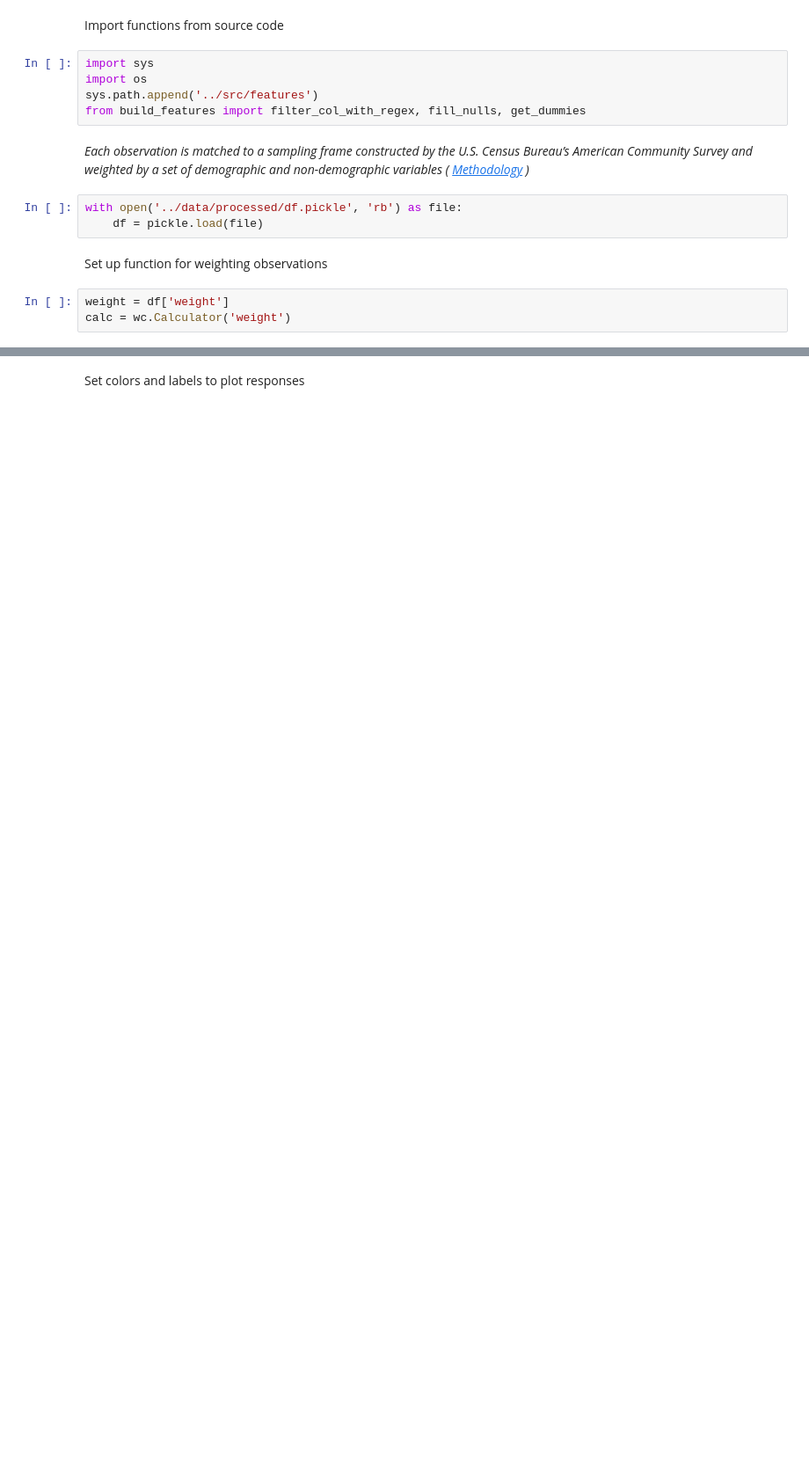
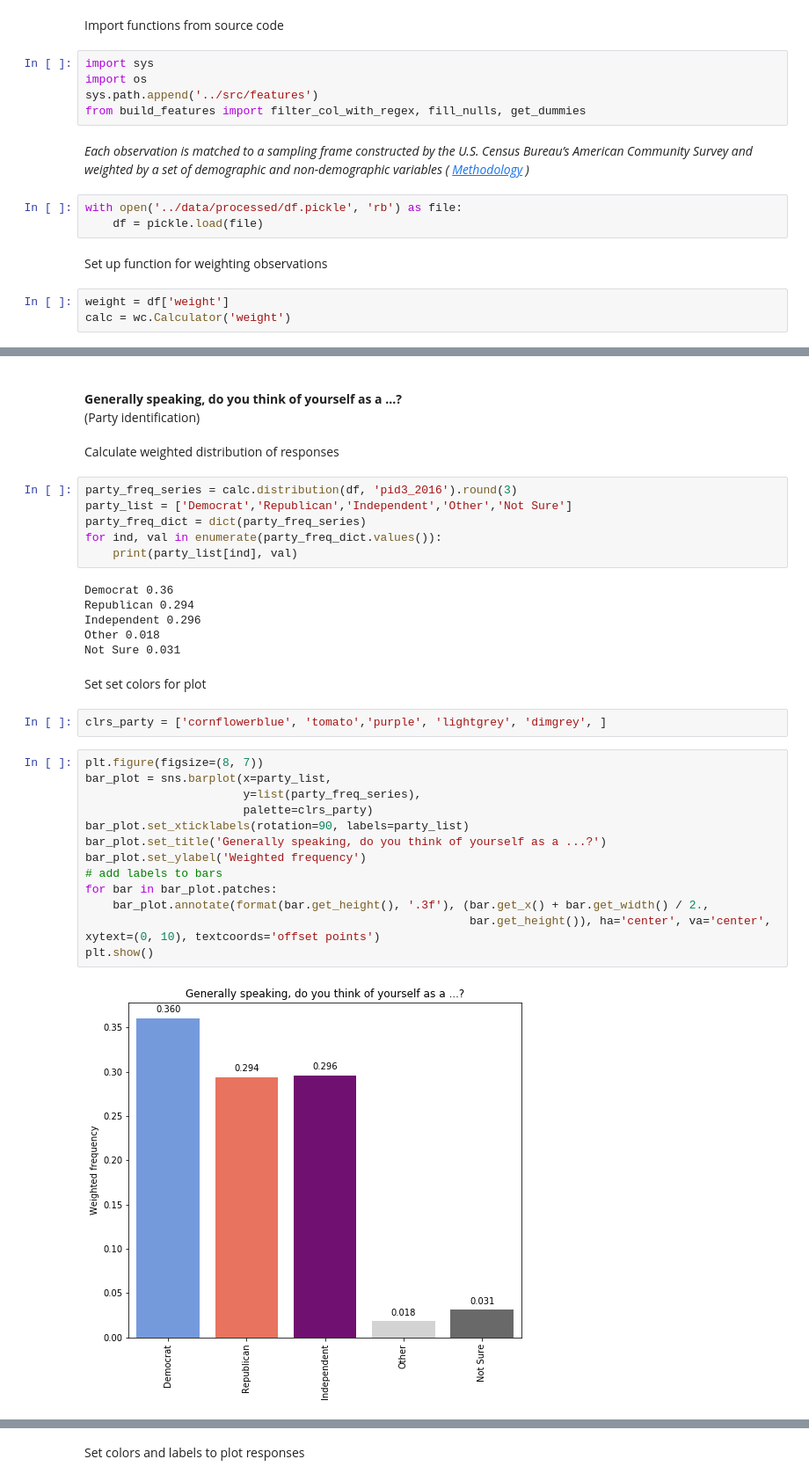
Before and after one commit to ali0003433/predict-by-issue-prioritization, a Jupyter notebook: notebooks/2-al-exploration.ipynb, the cells around one changed output, grey strips where cells are left out. Shown at 88% size. Saved outputs shown, nothing was run; the diff lists cells and outputs as text; blank space fills up the shorter version.

Commit message:
Add party as potential target to exploration file

```diff
--- a/notebooks/2-al-exploration.ipynb
+++ b/notebooks/2-al-exploration.ipynb
@@ -30 +32,38 @@ calc = wc.Calculator('weight')
+# %% [markdown]
+<br>
+<b>Generally speaking, do you think of yourself as a ...?</b>
+    <br>(Party identification)
+# %% [markdown]
+Calculate weighted distribution of responses
+# %%
+party_freq_series = calc.distribution(df, 'pid3_2016').round(3)
+party_list = ['Democrat','Republican','Independent','Other','Not Sure']
+party_freq_dict = dict(party_freq_series)
+for ind, val in enumerate(party_freq_dict.values()):
+    print(party_list[ind], val)
+# %% [output]
+Democrat 0.36
+Republican 0.294
+Independent 0.296
+Other 0.018
+Not Sure 0.031
+# %% [markdown]
+Set set colors for plot
+# %%
+clrs_party = ['cornflowerblue', 'tomato','purple', 'lightgrey', 'dimgrey', ]
+# %%
+plt.figure(figsize=(8, 7))
+bar_plot = sns.barplot(x=party_list,
+                       y=list(party_freq_series),
+                       palette=clrs_party)
+bar_plot.set_xticklabels(rotation=90, labels=party_list)
+bar_plot.set_title('Generally speaking, do you think of yourself as a ...?')
+bar_plot.set_ylabel('Weighted frequency')
+# add labels to bars
+for bar in bar_plot.patches:
+    bar_plot.annotate(format(bar.get_height(), '.3f'), (bar.get_x() + bar.get_width() / 2.,
+                                                        bar.get_height()), ha='center', va='center', xytext=(0, 10), textcoords='offset points')
+plt.show()
+# %% [output]
+[figure, added]
 # %% [markdown]
```
Also changed, not shown: parts of 9 cells of this notebook, 1 other file.
